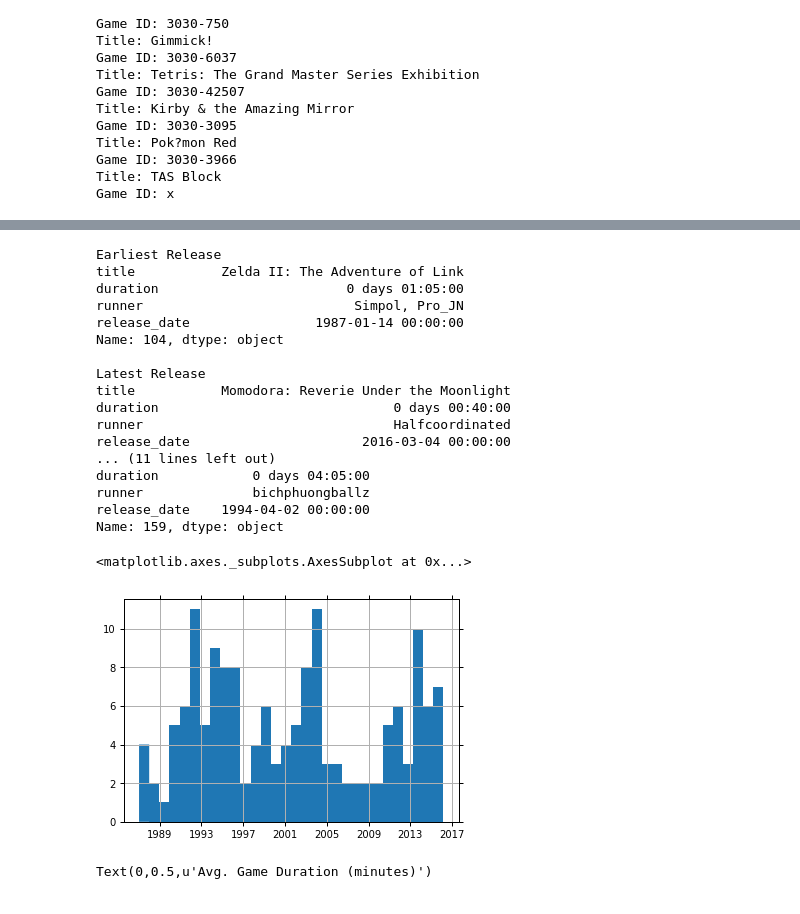
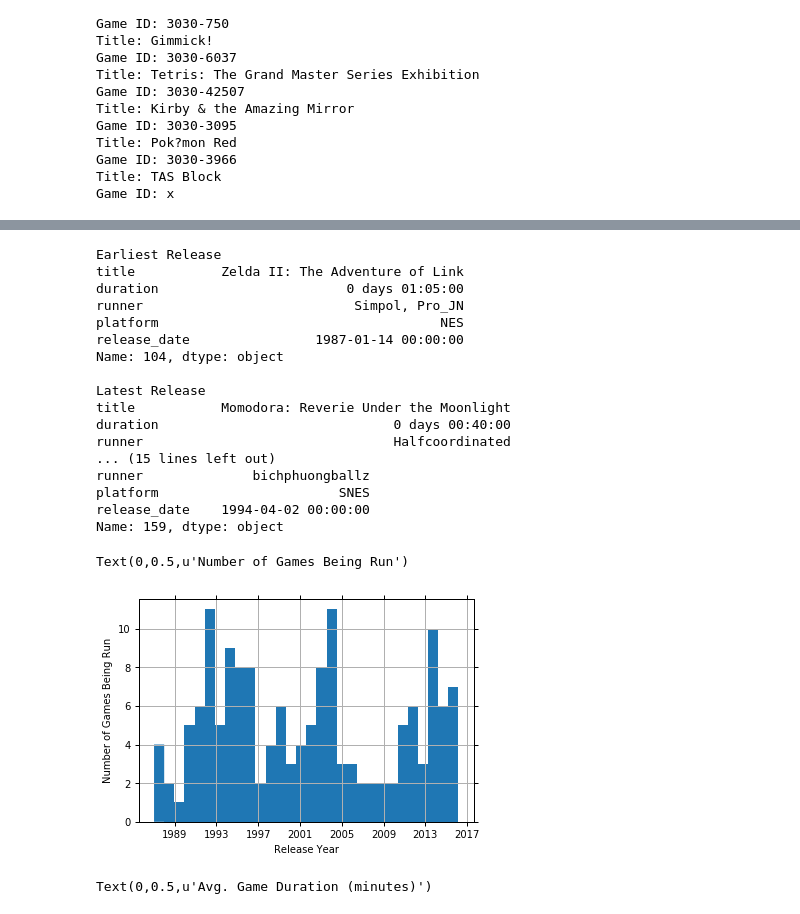
Before and after one commit to bcongdon/Data-Science-Projects, a Jupyter notebook: SGDQ Schedule Analysis.ipynb, the cells around one changed output, grey strips where cells are left out. Cells and saved outputs as stored; diff of their text form; code cells hidden in the pictures.

```diff
--- a/SGDQ Schedule Analysis.ipynb
+++ b/SGDQ Schedule Analysis.ipynb
@@ -148,43 +164,46 @@ game_frame = pd.DataFrame()
 game_frame['title'] = [x['title'] for x in actual_games]
 game_frame['duration'] = [str(x['duration']) for x in actual_games]
 game_frame['runner'] = [x['runner'] for x in actual_games]
+game_frame['platform'] = [x['platform'] for x in actual_games]
 game_frame['release_date'] = [x['data']['original_release_date'] if 'original_release_date'
                            in x['data'] else None for x in actual_games]
 game_frame['release_date'] = pd.to_datetime(game_frame['release_date'])
 game_frame['duration'] = pd.to_timedelta(game_frame['duration'])
 
 print "\nEarliest Release"
 print game_frame.ix[game_frame['release_date'].idxmin()]
 print "\nLatest Release"
 print game_frame.ix[game_frame['release_date'].idxmax()]
 
 print "\nMin Duration"
 print game_frame.ix[game_frame['duration'].idxmin()]
 print "\nMax Duration"
 print game_frame.ix[game_frame['duration'].idxmax()]
 
 
 game_frame['release_date'].hist(bins=30)
+plt.xlabel('Release Year')
+plt.ylabel('Number of Games Being Run')
 # %% [output]
 Earliest Release
 title           Zelda II: The Adventure of Link
 duration                        0 days 01:05:00
 runner                           Simpol, Pro_JN
+platform                                    NES
 release_date                1987-01-14 00:00:00
 Name: 104, dtype: object
 
 Latest Release
 title           Momodora: Reverie Under the Moonlight
 duration                              0 days 00:40:00
 runner                                Halfcoordinated
-release_date                      2016-03-04 00:00:00
-... (11 lines left out)
-duration            0 days 04:05:00
+... (15 lines left out)
 runner              bichphuongballz
+platform                       SNES
 release_date    1994-04-02 00:00:00
 Name: 159, dtype: object
-<matplotlib.axes._subplots.AxesSubplot at 0x...>
+Text(0,0.5,u'Number of Games Being Run')
-[figure, old version]
+[figure, new version]
 # %%
 duration_grouped = game_frame.groupby(lambda x: game_frame.ix[x]['release_date'].year)
 duration_by_year = duration_grouped.aggregate(np.sum)['duration'].astype('timedelta64[m]')
```
Also changed, not shown: parts of 6 cells of this notebook, 3 other files.
